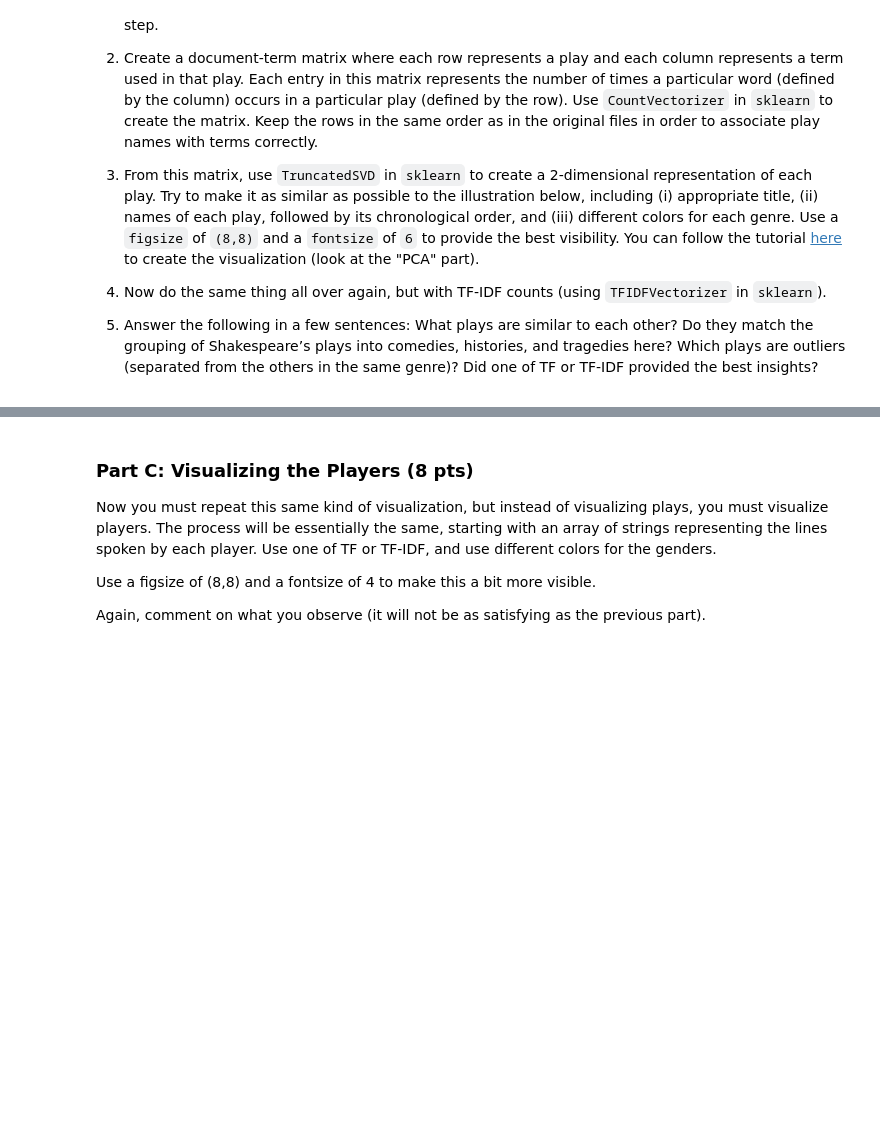
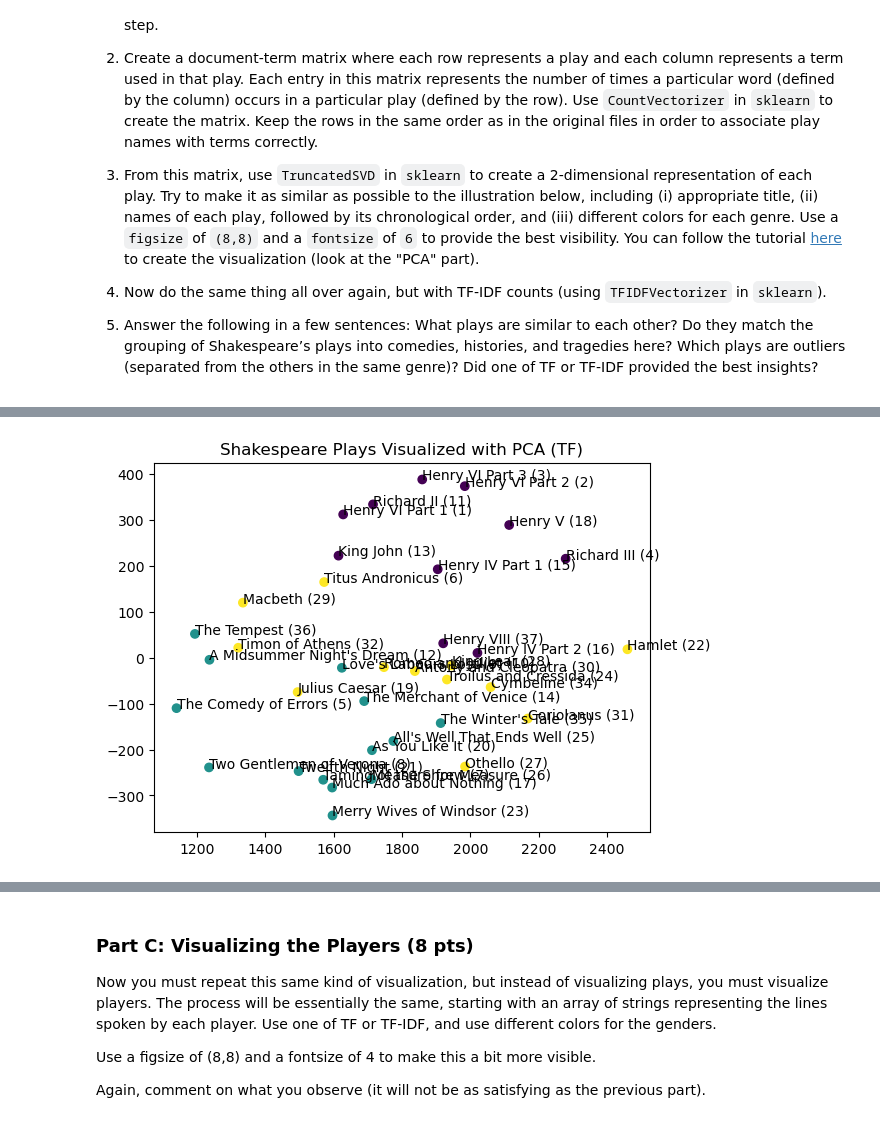
Before and after one commit to Aseeef/NLP-Classification-HW4, a Jupyter notebook: HW04.ipynb, the cells around one changed output, grey strips where cells are left out. Cells and saved outputs as stored; diff of their text form; code cells hidden in the pictures; blank space fills up the shorter version.

```diff
--- a/HW04.ipynb
+++ b/HW04.ipynb
@@ -112,0 +143,43 @@ play_attributes_array = pd.read_csv('https://www.cs.bu.edu/fac/snyder/cs505/play
+# %%
+play_string_array = []
+for play in play_lines_dict:
+    play_string_array += [play_lines_dict[play]]
+# %%
+# Check if word_use_matrix exists in the store
+if 'word_use_matrix' in locals():
+    # If it exists, load the previously saved version
+    %store -r word_use_matrix
+else:
+    # If it doesn't exist, create and save it
+    count_vectorizer = CountVectorizer()
+    word_use_matrix = count_vectorizer.fit_transform(play_string_array)
+    %store word_use_matrix
+# %%
+if 'truncated_matrix' in locals():
+    %store -r truncated_matrix
+else:
+    pca = TruncatedSVD(n_components=2)
+    truncated_matrix = pca.fit_transform(word_use_matrix)
+    %store truncated_matrix
+# %%
+play_chronological = play_attributes_array[:,2]
+play_genres = play_attributes_array[:,1]
+genre_to_numbers = {}
+play_genre_as_numbers = []
+i = 0
+for genre in play_genres:
+  if genre in genre_to_numbers:
+    continue
+  genre_to_numbers[genre] = i
+  i += 1
+for genre in play_genres:
+    play_genre_as_numbers += [genre_to_numbers[genre]]
+# %%
+plt.title("Shakespeare Plays Visualized with PCA (TF)")
+X, Y = (truncated_matrix[:,0], truncated_matrix[:,1])
+plt.scatter(X, Y, c=play_genre_as_numbers)
+for play,i in zip(play_lines_dict.keys(), range(len(play_lines_dict.keys()))):
+    plt.annotate(F"{play} ({play_chronological[i]})", xy=(X[i], Y[i]))
+plt.show()
+# %% [output]
+[figure, added]
```
Also changed, not shown: parts of 13 cells of this notebook.
